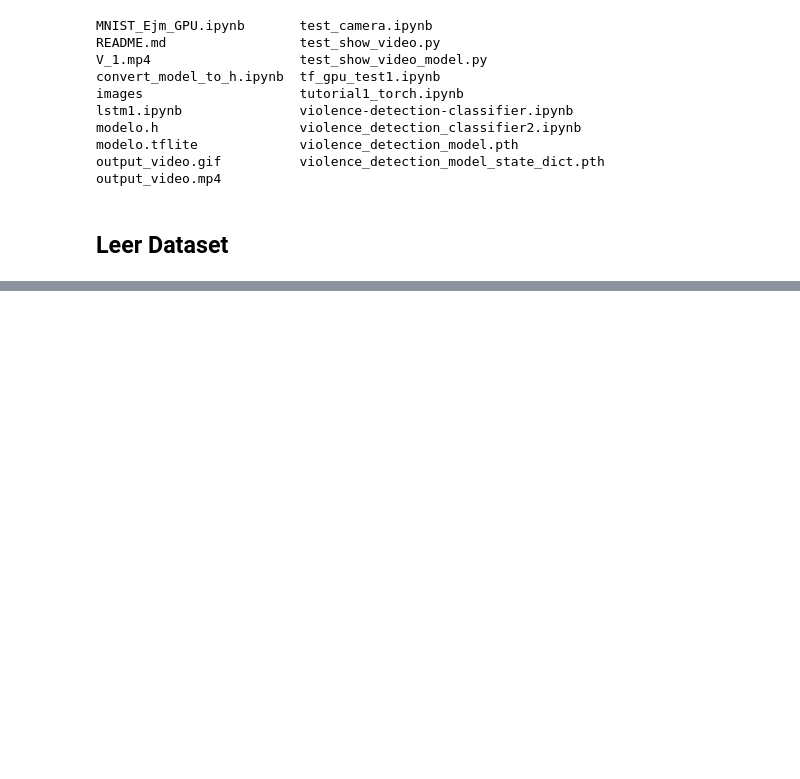
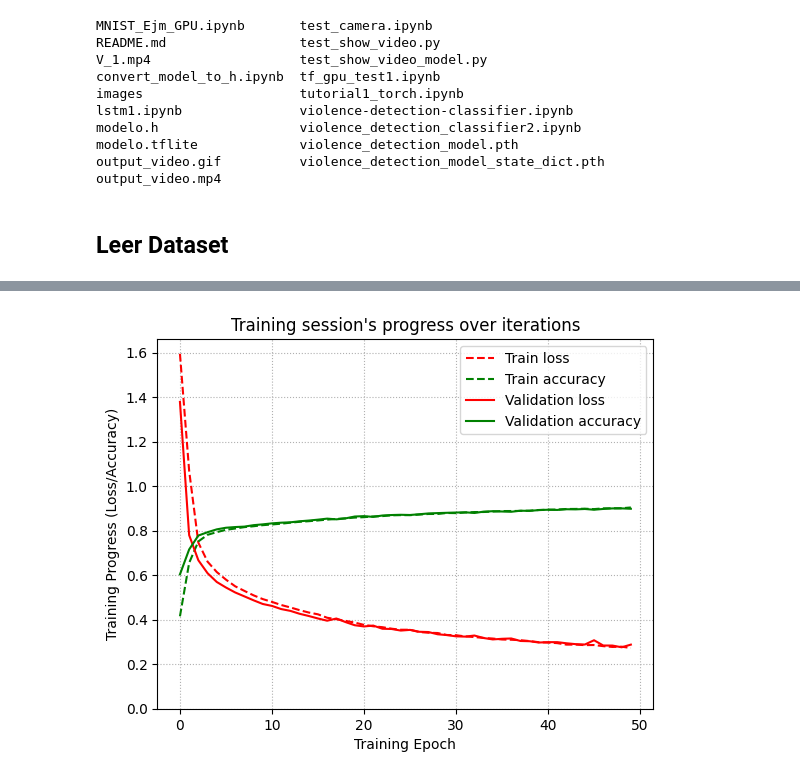
Before and after one commit to MSMRo/deeplearning_codes, a Jupyter notebook: lstm1.ipynb, the cells around one changed output, grey strips where cells are left out. Drawn from its saved outputs; the diff is of its cells as text; code cells hidden in the pictures; blank space fills up the shorter version.

```diff
--- a/lstm1.ipynb
+++ b/lstm1.ipynb
@@ -38,0 +139,31 @@ df.head()
+# %%
+#X_train, X_test, y_train, y_test = train_test_split(segmentos, etiquetas, test_size=0.2, random_state=42)
+X_train, X_test, y_train, y_test = train_test_split(reshaped_segments, labels, test_size = 0.2, random_state = random_seed)
+# %%
+# Definir el modelo
+#modelo = Sequential()
+#modelo.add(LSTM(128, input_shape=(n_tiempo_pasos, n_caracteristicas)))
+#modelo.add(Dropout(0.5))
+#modelo.add(Dense(n_clases, activation='softmax'))
+
+# Compilar el modelo
+#modelo.compile(loss='categorical_crossentropy', optimizer='adam', metrics=['accuracy'])
+
+# Entrenar el modelo
+#historia = modelo.fit(X_train, y_train, epochs=50, batch_size=1024, validation_split=0.2, verbose=1)
+
+from tensorflow.keras.optimizers import Adam
+
+model = Sequential()
+# RNN layer
+model.add(LSTM(units = 128, input_shape = (X_train.shape[1], X_train.shape[2])))
+# Dropout layer
+model.add(Dropout(0.5))
+# Dense layer with ReLu
+model.add(Dense(units = 64, activation='relu'))
+# Softmax layer
+model.add(Dense(y_train.shape[1], activation = 'softmax'))
+# Compile model
+
+model.compile(loss='categorical_crossentropy', optimizer=Adam(learning_rate=0.0001), metrics=['accuracy'])
+model.summary()
@@ -38,0 +187,2 @@ df.head()
+# %%
+history = model.fit(X_train, y_train, epochs = n_epochs, validation_split = 0.20, batch_size = batch_size, verbose = 1)
@@ -38,0 +209,14 @@ df.head()
+# %%
+plt.plot(np.array(history.history['loss']), "r--", label = "Train loss")
+plt.plot(np.array(history.history['accuracy']), "g--", label = "Train accuracy")
+plt.plot(np.array(history.history['val_loss']), "r-", label = "Validation loss")
+plt.plot(np.array(history.history['val_accuracy']), "g-", label = "Validation accuracy")
+plt.title("Training session's progress over iterations")
+plt.legend(loc='upper right')
+plt.ylabel('Training Progress (Loss/Accuracy)')
+plt.xlabel('Training Epoch')
+plt.ylim(0)
+plt.grid(ls=":")
+plt.show()
+# %% [output]
+[figure, added]
```
Also changed, not shown: parts of 13 cells of this notebook.
